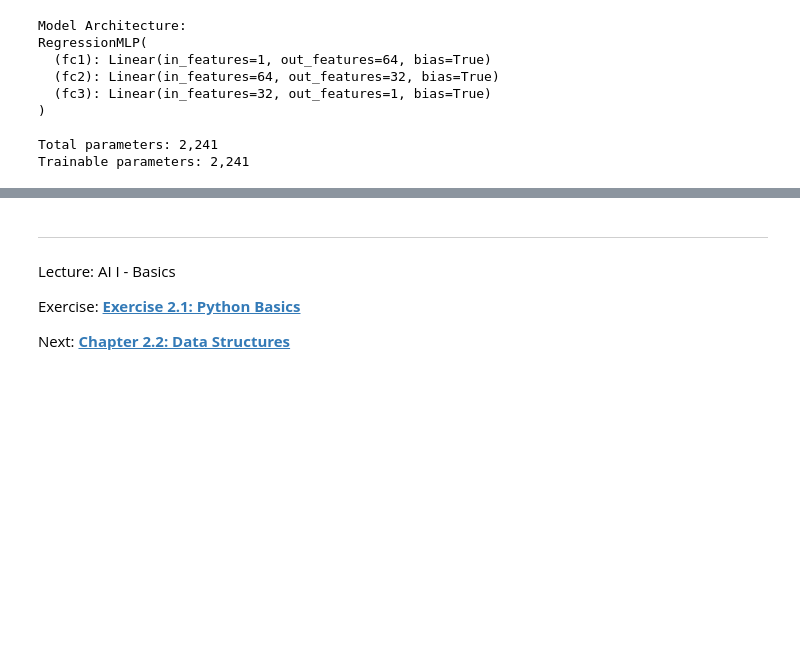
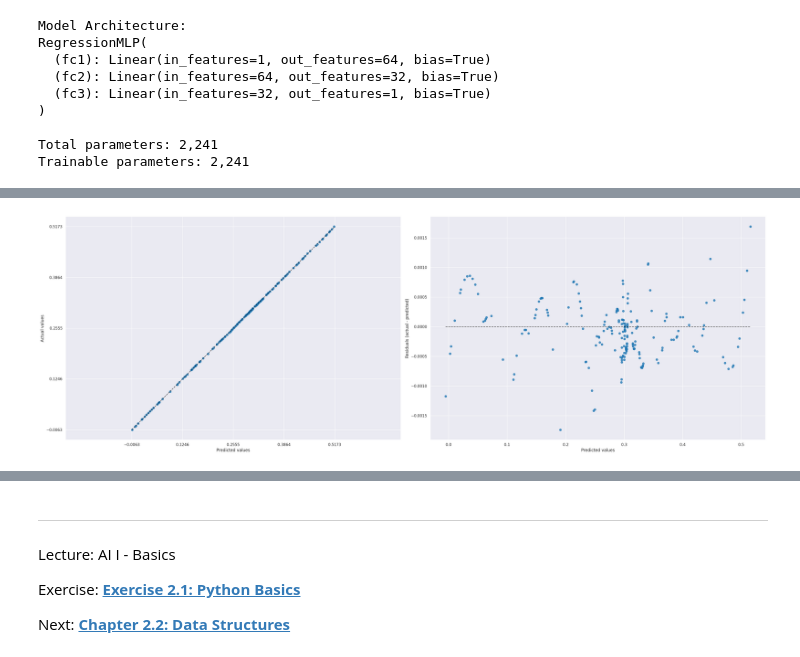
Before and after one commit to iLuckyW/lecture-ai-advanced, a Jupyter notebook: chapter/01_basics/01_mlp.ipynb, the cells around one changed output, grey strips where cells are left out. Cells and saved outputs as stored; diff of their text form; code cells hidden in the pictures; blank space fills up the shorter version.

```diff
--- a/chapter/01_basics/01_mlp.ipynb
+++ b/chapter/01_basics/01_mlp.ipynb
@@ -660,0 +695,23 @@ MAE:  0.0007 ($0.00k average error)
+# %%
+from sklearn.metrics import PredictionErrorDisplay
+
+fig, (ax1, ax2) = plt.subplots(1, 2, figsize=(30, 10))
+
+y_true = y[test_ids].numpy()
+y_pred = model(x_norm[test_ids]).detach().numpy()
+
+PredictionErrorDisplay.from_predictions(
+    y_true,
+    y_pred,
+    ax=ax1,
+    kind='actual_vs_predicted',
+)
+PredictionErrorDisplay.from_predictions(
+    y_true,
+    y_pred,
+    kind='residual_vs_predicted',
+    ax=ax2,
+)
+fig.tight_layout()
+# %% [output]
+[figure, added]
```
Also changed, not shown: parts of 9 cells of this notebook, 1 other file.
